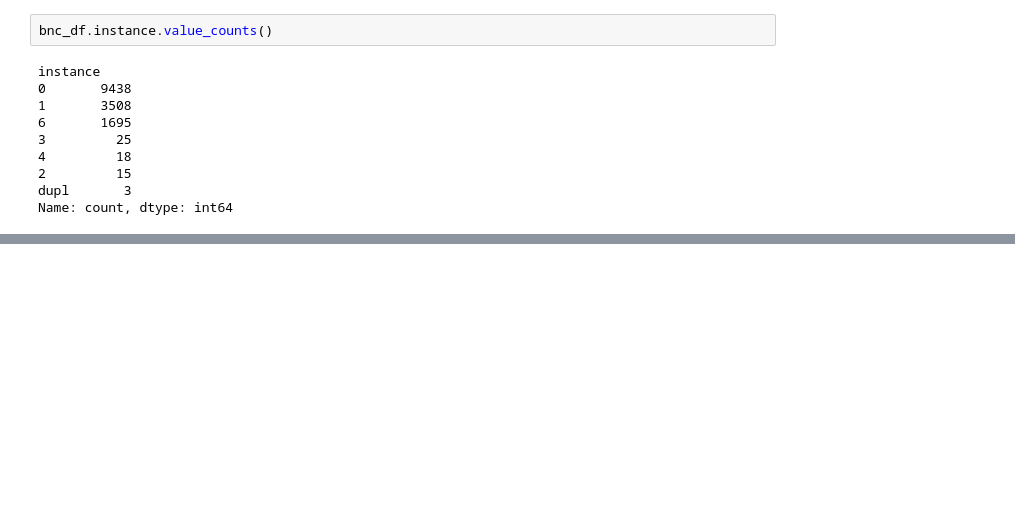
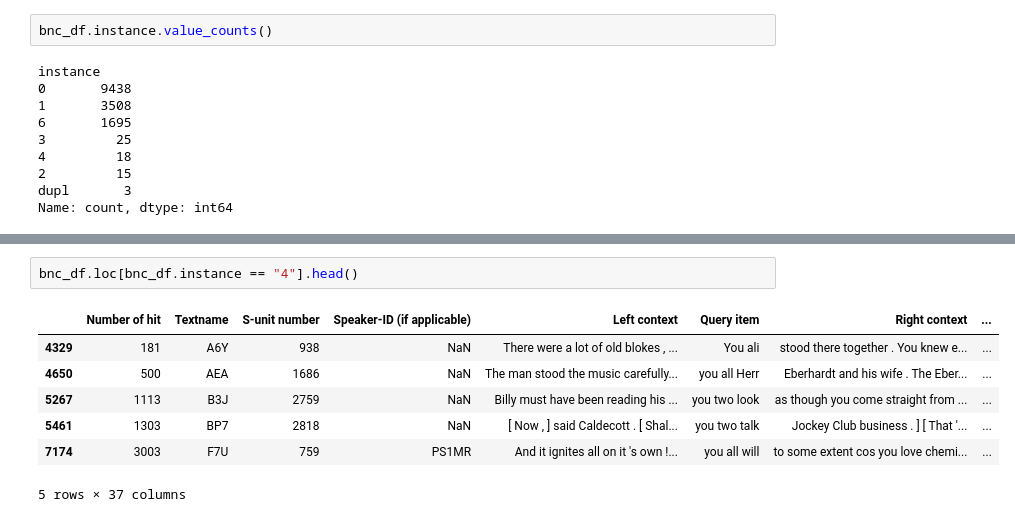
Before and after one commit to gfkpth/bert-apc-trainer, a Jupyter notebook: src/EDA.ipynb, the cells around one changed output, grey strips where cells are left out. Saved outputs shown, nothing was run; the diff lists cells and outputs as text; blank space fills up the shorter version.

```diff
--- a/src/EDA.ipynb
+++ b/src/EDA.ipynb
@@ -372,0 +405,10 @@ Name: count, dtype: int64
+# %%
+bnc_df.loc[bnc_df.instance == "4"].head()
+# %% [output]
+|  | Number of hit | Textname | S-unit number | Speaker-ID (if applicable) | Left context | Query item | Right context | ... |
+| 4329 | 181 | A6Y | 938 | NaN | There were a lot of old blokes , ... | You ali | stood there together . You knew e... | ... |
+| 4650 | 500 | AEA | 1686 | NaN | The man stood the music carefully... | you all Herr | Eberhardt and his wife . The Eber... | ... |
+| 5267 | 1113 | B3J | 2759 | NaN | Billy must have been reading his ... | you two look | as though you come straight from ... | ... |
+| 5461 | 1303 | BP7 | 2818 | NaN | [ Now , ] said Caldecott . [ Shal... | you two talk | Jockey Club business . ] [ That '... | ... |
+| 7174 | 3003 | F7U | 759 | PS1MR | And it ignites all on it 's own !... | you all will | to some extent cos you love chemi... | ... |
+5 rows × 37 columns
```
Also changed, not shown: parts of 22 cells of this notebook.
